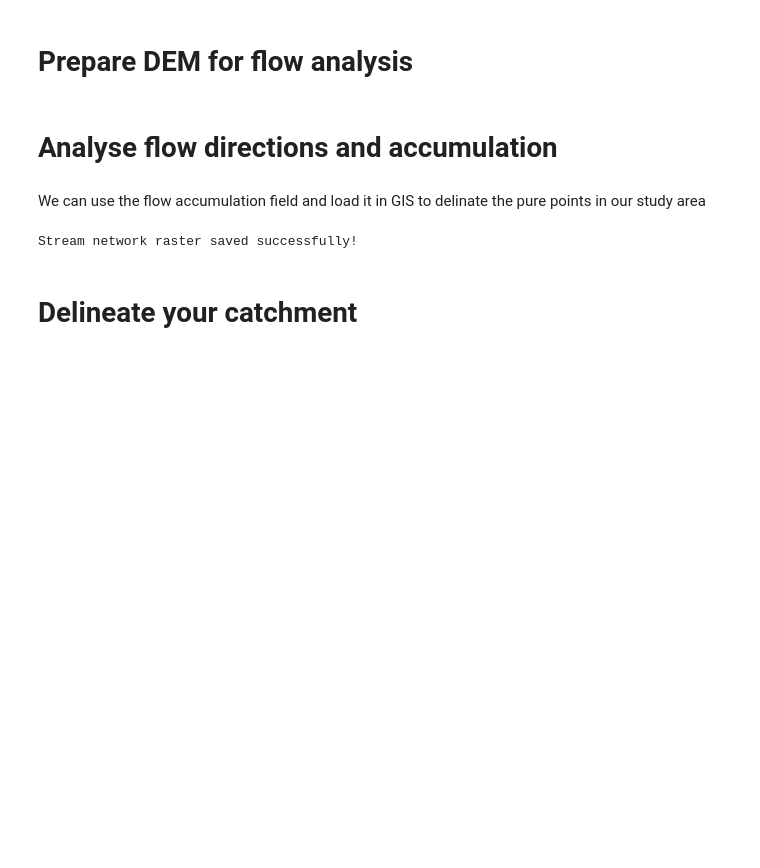
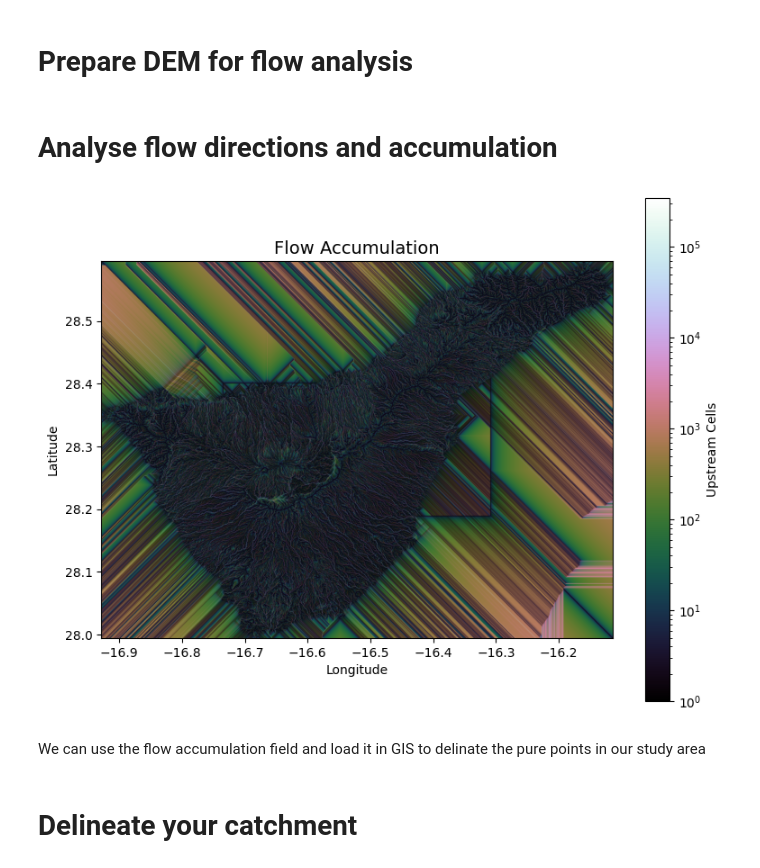
Before and after one commit to Nanfemicit/EOS-Course, a Jupyter notebook: Catchment_analysis_exersise.ipynb, the cells around one changed output. Cells and saved outputs as stored; diff of their text form; code cells hidden in the pictures; blank space fills up the shorter version.

```diff
--- a/Catchment_analysis_exersise.ipynb
+++ b/Catchment_analysis_exersise.ipynb
@@ -99,5 +80,16 @@ processed_dem = grid.resolve_flats(filled_dem)
+# %%
+# Condition DEM
+# ----------------------
+# Fill pits in DEM
+pit_filled_dem = grid.fill_pits(dem)
+
+# Fill depressions in DEM
+flooded_dem = grid.fill_depressions(pit_filled_dem)
+
+# Resolve flats in DEM
+inflated_dem = grid.resolve_flats(flooded_dem)
 # %% [markdown]
 # Analyse flow directions and accumulation
 # %%
-# Compute flow direction
-fdir = grid.flowdir(processed_dem)
+# Compute flow directions - D8 flow directions
+fdir = grid.flowdir(inflated_dem)
@@ -107,15 +96,28 @@ acc = grid.accumulation(fdir)
+# %%
+# Calculate flow accumulation
+acc = grid.accumulation(fdir)
+fig, ax = plt.subplots(figsize=(8,6))
+fig.patch.set_alpha(0)
+plt.grid('on', zorder=0)
+im = ax.imshow(acc, extent=grid.extent, zorder=2,
+               cmap='cubehelix',
+               norm=colors.LogNorm(1, acc.max()),
+               interpolation='bilinear')
+plt.colorbar(im, ax=ax, label='Upstream Cells')
+plt.title('Flow Accumulation', size=14)
+plt.xlabel('Longitude')
+plt.ylabel('Latitude')
+plt.tight_layout()
+# %% [output]
+[figure, added]
 # %% [markdown]
 We can use the flow accumulation field and load it in GIS to delinate the pure points in our study area
 # %%
-# Define a flow accumulation threshold to extract major streams
-threshold = 1000  # Adjust this value based on your study area
-streams = (acc > threshold) * 1.0  # Convert to binary (1 = stream, 0 = non-stream)
+# We define a flow accumulation threshold to only extract the major stream network
+threshold = 1000  # Number of cells contributing to flow
+streams = (acc > threshold)*1.0  # Binary mask for stream network
 
-# Save the extracted stream network as a raster
-grid.to_raster(streams, 'stream_network.tif')
-
-print("Stream network raster saved successfully!")
+#Save flow accumulation
+grid.to_raster(streams,'flow_accumulation.tif')
-# %% [output]
-Stream network raster saved successfully!
 # %% [markdown]
 # Delineate your catchment
```
Also changed, not shown: parts of 5 cells of this notebook.
